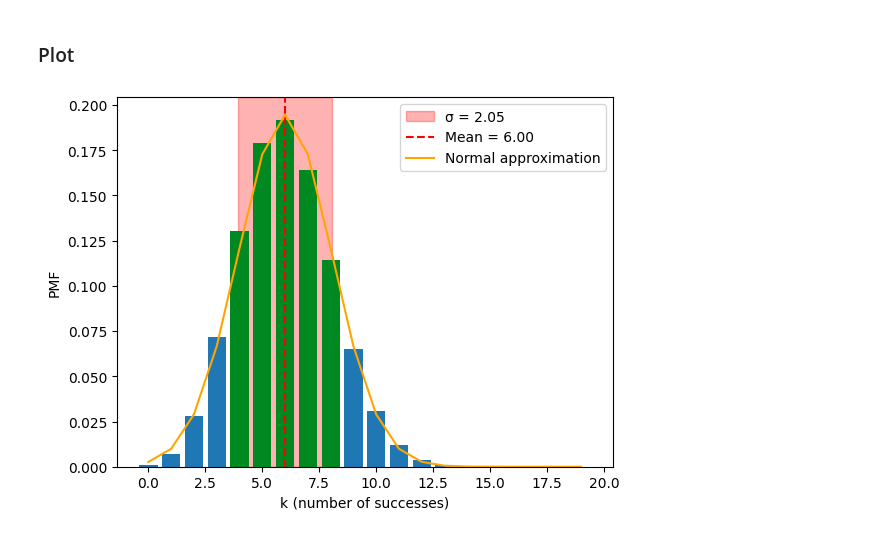
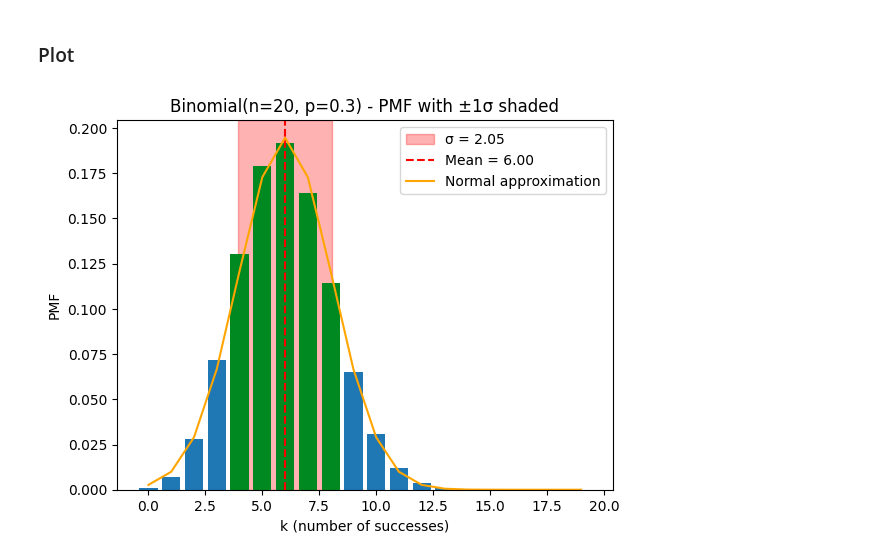
Before and after one commit to ZenSoftware/zen_jupyter, a Jupyter notebook: stats/binomial_dist.ipynb, the cells around one changed output. Drawn from its saved outputs; the diff is of its cells as text; code cells hidden in the pictures.

```diff
--- a/stats/binomial_dist.ipynb
+++ b/stats/binomial_dist.ipynb
@@ -64,31 +64,32 @@ import numpy as np
 
 def binomial_pmf(k, n, p):
     """Return P(X=k) for X ~ Binomial(n, p)."""
     if not (0 <= k <= n):
         return 0.0
     coeff = spsp.comb(n, k, exact=True)
     return coeff * (p ** k) * ((1 - p) ** (n - k))
 
 def plot(n, p):
     mean = n * p
     std = np.sqrt(n * p * (1-p))
     ks = np.arange(0, n)
     ps = [binomial_pmf(k, n, p) for k in ks]
     normal_ps = [stats.norm.pdf(k, loc=mean, scale=std) for k in ks]
 
     fig, ax = plt.subplots()
+    ax.set_title(f"Binomial(n={n}, p={p}) - PMF with ±1σ shaded")
     ax.set_xlabel("k (number of successes)")
     ax.set_ylabel("PMF")
     ax.axvspan(mean - std, mean + std, color="r", alpha=0.3, label=f"σ = {std:.2f}")
     ax.axvline(mean, color="r", linestyle="--", label=f"Mean = {mean:.2f}")
     bars = ax.bar(ks, ps)
     for k, bar in zip(ks, bars):
         if mean - std <= k <= mean + std:
             bar.set_facecolor("#008920")
     ax.plot(ks, normal_ps, color="orange", label="Normal approximation")
     ax.legend()
     plt.show()
 
 plot(20, 0.3)
 # %% [output]
-[figure, old version]
+[figure, new version]
```
